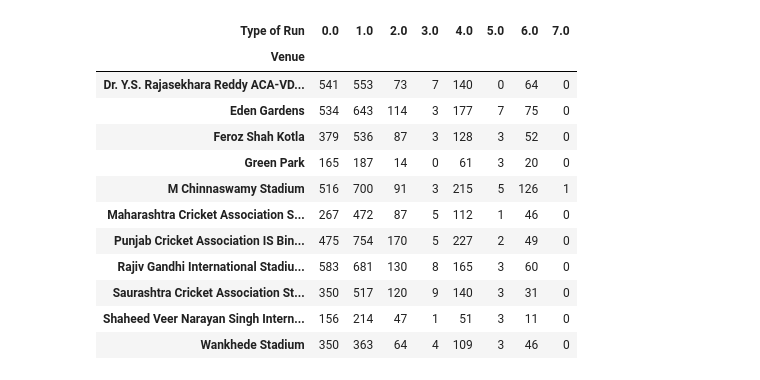
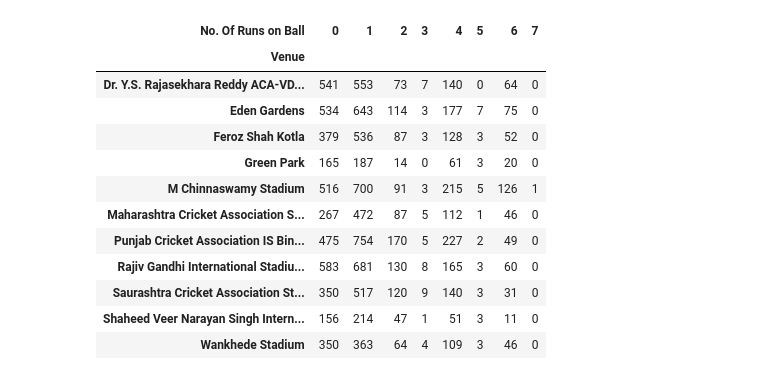
Before and after one commit to chrisrauch193/CS2006Practical3, a Jupyter notebook: Testing Data.ipynb, the cells around one changed output. Saved outputs shown, nothing was run; the diff lists cells and outputs as text; code cells hidden in the pictures.

```diff
--- a/Testing Data.ipynb
+++ b/Testing Data.ipynb
@@ -3,5 +3,5 @@ import pandas as pd
 # %%
 import getDataFrameExtended as getdata
 # %%
-lf = getdata.getData()
-lf = lf[lf["Ball No."] != 'D/L']
+IPLData = getdata.getData()
+IPLData = IPLData[IPLData["Ball No."] != 'D/L']
@@ -46,0 +8,6 @@ pf
+# %%
+IPLData['Runs'] = IPLData['Runs'].astype(int)
+IPLData['Extras'] = IPLData['Extras'].astype(int)
+IPLData['Innings'] = IPLData['Innings'].astype(int)
+IPLData['Match Number'] = IPLData['Match Number'].astype(int)
+IPLData
@@ -47,10 +33,10 @@ pf
 # %%
-Total_Runs = lf['Runs'] + lf['Extras']
-Total_Runs = Total_Runs.rename('Type of Run')
-pf = pd.crosstab(lf['Venue'],Total_Runs)
+Total_Runs = IPLData['Runs'] + IPLData['Extras']
+Total_Runs = Total_Runs.rename('No. Of Runs on Ball')
+pf = pd.crosstab(IPLData['Venue'],Total_Runs)
 pf
 # %% [output]
-| Type of Run | 0.0 | 1.0 | 2.0 | 3.0 | 4.0 | 5.0 | 6.0 | 7.0 |
+| No. Of Runs on Ball | 0 | 1 | 2 | 3 | 4 | 5 | 6 | 7 |
 | Venue |  |  |  |  |  |  |  |  |
 | Dr. Y.S. Rajasekhara Reddy ACA-VD... | 541 | 553 | 73 | 7 | 140 | 0 | 64 | 0 |
 | Eden Gardens | 534 | 643 | 114 | 3 | 177 | 7 | 75 | 0 |
```
Also changed, not shown: parts of 18 cells of this notebook, 2 other files.
